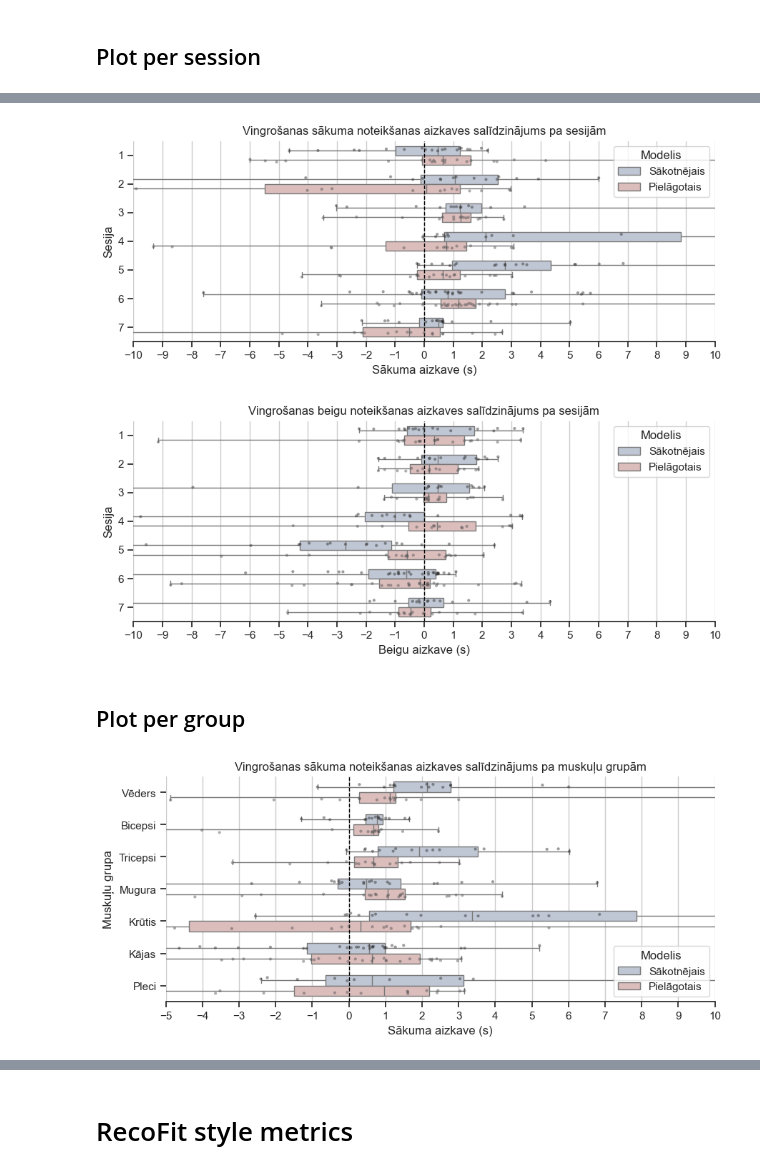
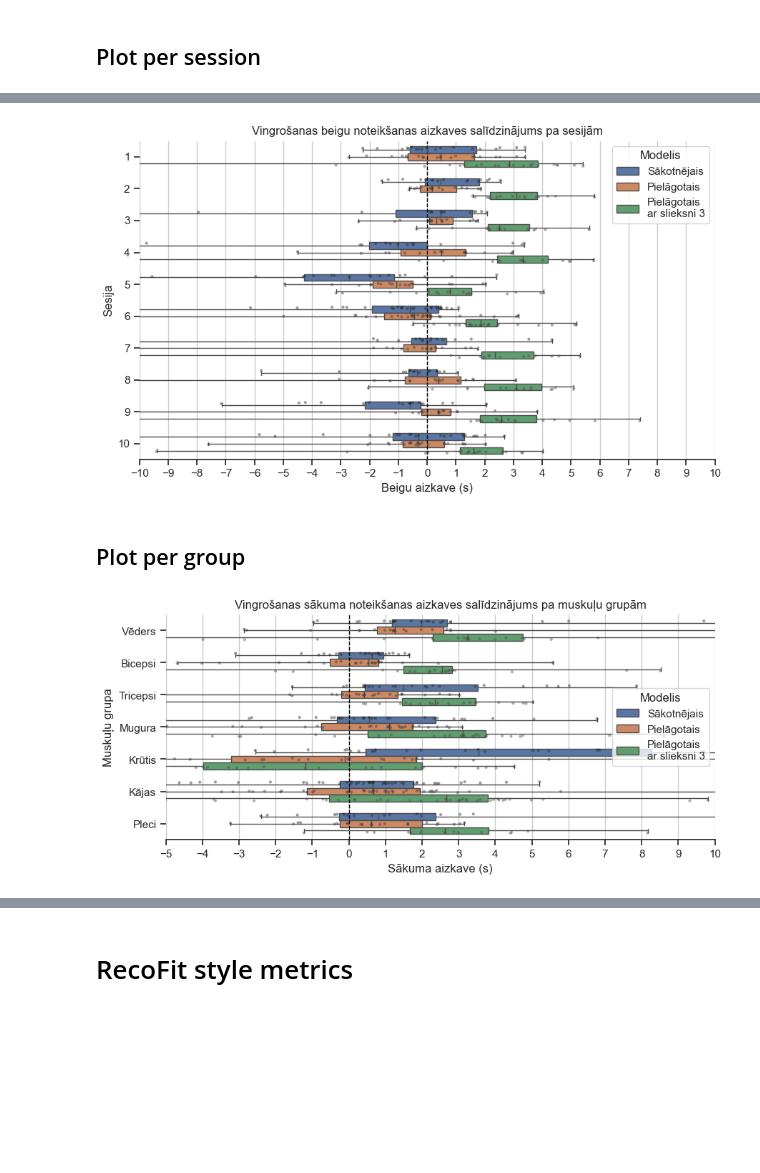
Before and after one commit to Markuss-B/GAR, a Jupyter notebook: data/recordings/analysis2.ipynb, the cells around one changed output, grey strips where cells are left out. Drawn from its saved outputs; the diff is of its cells as text; code cells hidden in the pictures; blank space fills up the shorter version.

```diff
--- a/data/recordings/analysis2.ipynb
+++ b/data/recordings/analysis2.ipynb
@@ -241,7 +245,10 @@ session_paths = [
     "session_1777025558126",
     "session_1777104300830",
     "session_1777394359098",
-    "session_1777462103399"
+    "session_1777462103399",
+    "session_1779544010630",
+    "session_1779608056714",
+    "session_1779628611903"
 ]
 
 session_windows, all_events, all_info = load_sessions(
@@ -2537,29 +3392,13 @@ def plot_latency_statistics_per_group(
     plt.show()
 # %%
 def plot_latency_comparison_per_session(
-    latency_df_base,
-    latency_df_finetuned,
+    latency_dfs,
     latency_col="start_latency_sec",
     xlabel="Aizkave (s)",
     title="Vingrošanas noteikšanas aizkaves salīdzinājums pa sesijām",
     xlim=(-5, 10)
 ):
-    base = latency_df_base[
-        latency_df_base["status"].str.lower() == "detected"
-    ].copy()
-
-    finetuned = latency_df_finetuned[
-        latency_df_finetuned["status"].str.lower() == "detected"
-    ].copy()
-
-    if base.empty and finetuned.empty:
-        print("No detected events to plot.")
-        return
-
-    base["Modelis"] = "Sākotnējais"
-    finetuned["Modelis"] = "Pielāgotais"
-
-    combined = pd.concat([base, finetuned], ignore_index=True)
+    combined = pd.concat(latency_dfs, ignore_index=True)
 
     combined["session_id"] = combined["session_id"].astype(int)
 
@@ -2575,7 +3414,6 @@ def plot_latency_comparison_per_session(
         hue="Modelis",
         whis=[0, 100],
         width=.65,
-        palette="vlag",
         orient="h",
         ax=ax
     )
@@ -2596,8 +3434,8 @@ def plot_latency_comparison_per_session(
     # Remove duplicated legend entries caused by boxplot + stripplot
     handles, labels = ax.get_legend_handles_labels()
     ax.legend(
-        handles[:2],
-        labels[:2],
+        handles[:3],
+        labels[:3],
         title="Modelis",
         loc="best"
     )
@@ -2879,4 +3716,10 @@ End Latency Statistics:
 # %% [markdown]
 ## Plot
+# %%
+latency_df["Modelis"] = "Sākotnējais"
+latency_df_finetuned["Modelis"] = "Pielāgotais"
+latency_df_finetuned_acc3["Modelis"] = "Pielāgotais\nar slieksni 3"
+latency_df_inertia_1_10["Modelis"] = "Inertia 1 10"
+latency_df_inertia_2_10["Modelis"] = "Inertia 2 10"
 # %%
 plot_latency_comparison_combined(
@@ -2906,31 +3767,22 @@ plot_latency_comparison_combined(
 # %%
 plot_latency_comparison_per_session(
-    latency_df,
+    [latency_df,
     latency_df_finetuned,
-    latency_col="start_latency_sec",
-    xlabel="Sākuma aizkave (s)",
-    title="Vingrošanas sākuma noteikšanas aizkaves salīdzinājums pa sesijām",
+    latency_df_finetuned_acc3],
+    latency_col="end_latency_sec",
+    xlabel="Beigu aizkave (s)",
+    title="Vingrošanas beigu noteikšanas aizkaves salīdzinājums pa sesijām",
     xlim=(-10, 10)
 )
 # %% [output]
-[figure, old version]
+[figure, new version]
-# %%
-plot_latency_comparison_per_session(
-    latency_df,
-    latency_df_finetuned,
-    latency_col="end_latency_sec",
-    xlabel="Beigu aizkave (s)",
-    title="Vingrošanas beigu noteikšanas aizkaves salīdzinājums pa sesijām",
-    xlim=(-10, 10)
-)
-# %% [output]
-[figure, removed]
 # %% [markdown]
 ## Plot per group
 # %%
 plot_latency_comparison_per_group(
-    latency_df,
-    latency_df_finetuned,
+    [latency_df,
+     latency_df_finetuned,
+     latency_df_finetuned_acc3],
     latency_col="start_latency_sec",
     xlabel="Sākuma aizkave (s)",
     title="Vingrošanas sākuma noteikšanas aizkaves salīdzinājums pa muskuļu grupām",
@@ -2938,6 +3790,6 @@ plot_latency_comparison_per_group(
     group_order=GROUP_ORDER
 )
 # %% [output]
-[figure, old version]
+[figure, new version]
 # %%
 plot_latency_comparison_per_group(
```
Also changed, not shown: parts of 97 cells of this notebook, 24 other files.
